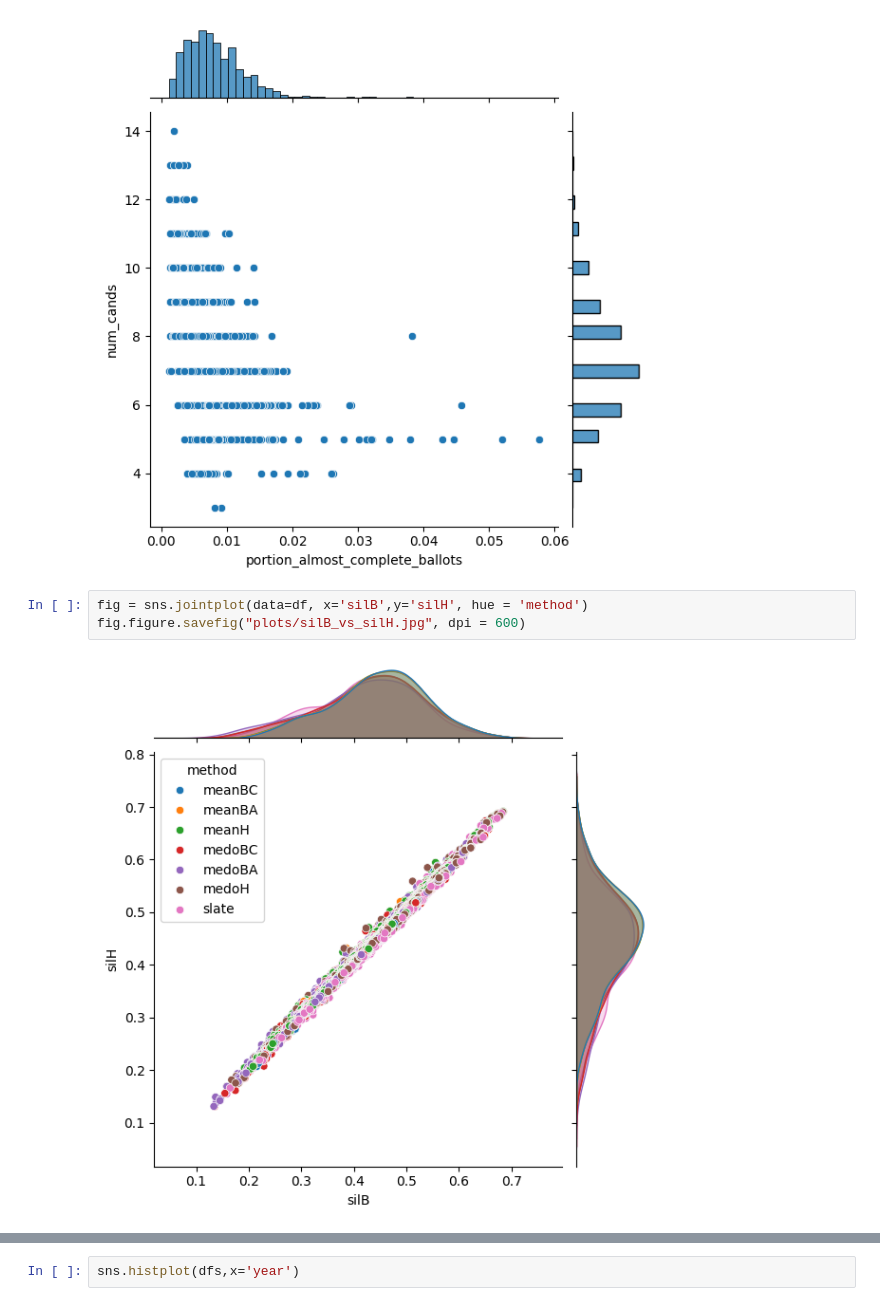
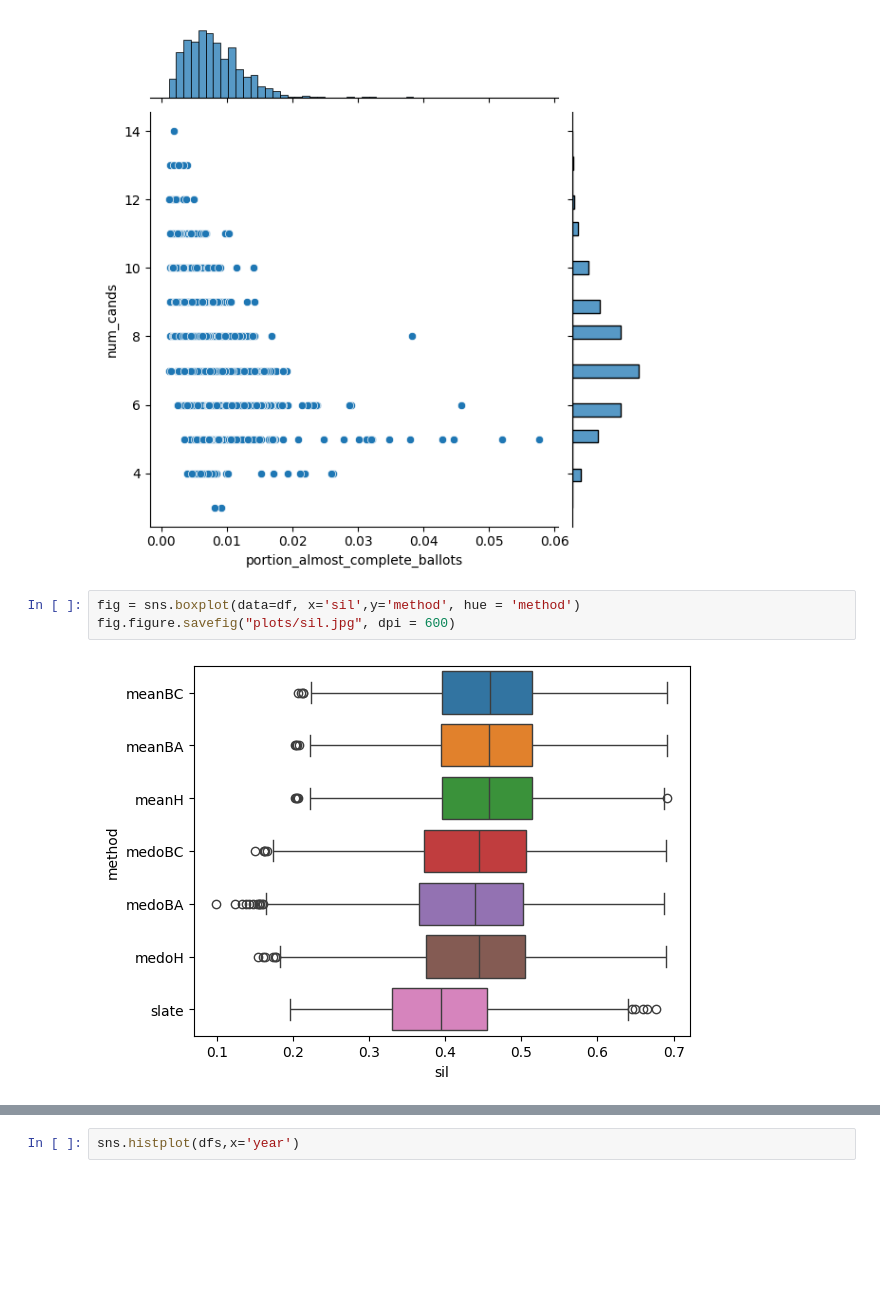
Before and after one commit to mggg/ballot-clustering, a Jupyter notebook: Analyze_results_dataframe.ipynb, the cells around one changed output, grey strips where cells are left out. Drawn from its saved outputs; the diff is of its cells as text; blank space fills up the shorter version.

```diff
--- a/Analyze_results_dataframe.ipynb
+++ b/Analyze_results_dataframe.ipynb
@@ -169,7 +186,7 @@ fig.figure.savefig("plots/num_cands_vs_almost_complete.jpg", dpi = 600)
 # %% [output]
 [figure]
 # %%
-fig = sns.jointplot(data=df, x='silB',y='silH', hue = 'method')
-fig.figure.savefig("plots/silB_vs_silH.jpg", dpi = 600)
+fig = sns.boxplot(data=df, x='sil',y='method', hue = 'method')
+fig.figure.savefig("plots/sil.jpg", dpi = 600)
 # %% [output]
-[figure, old version]
+[figure, new version]
```
Also changed, not shown: parts of 29 cells of this notebook, 32 other files.
